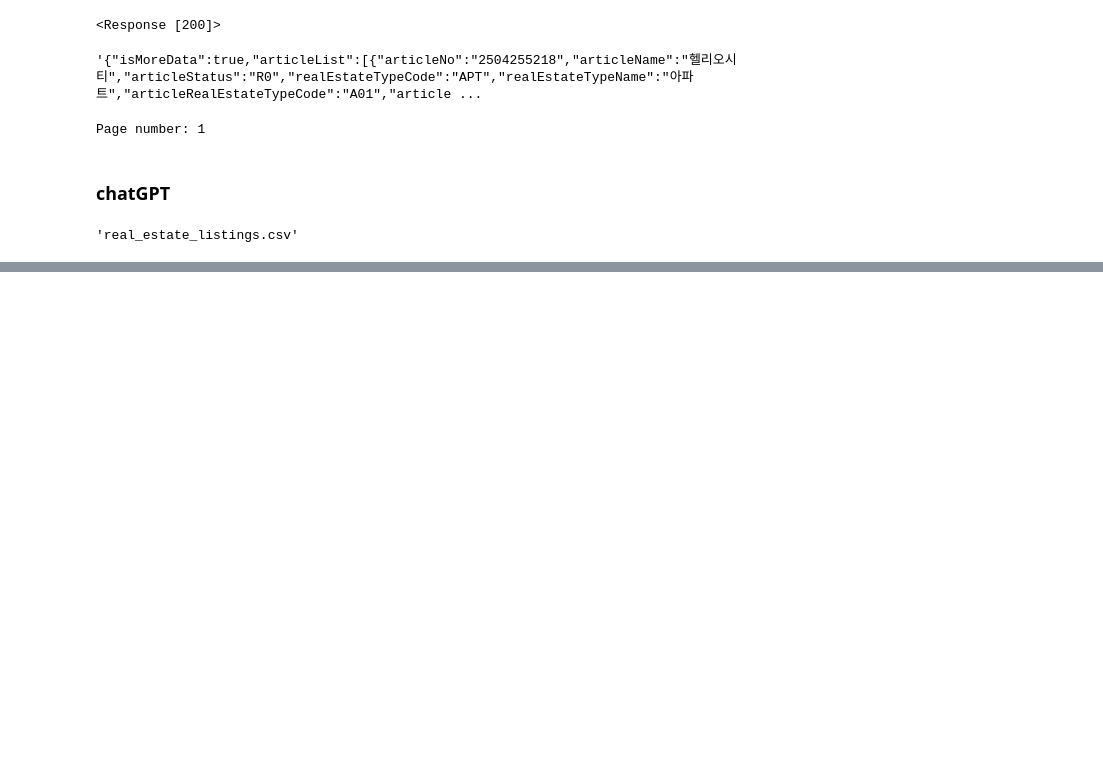
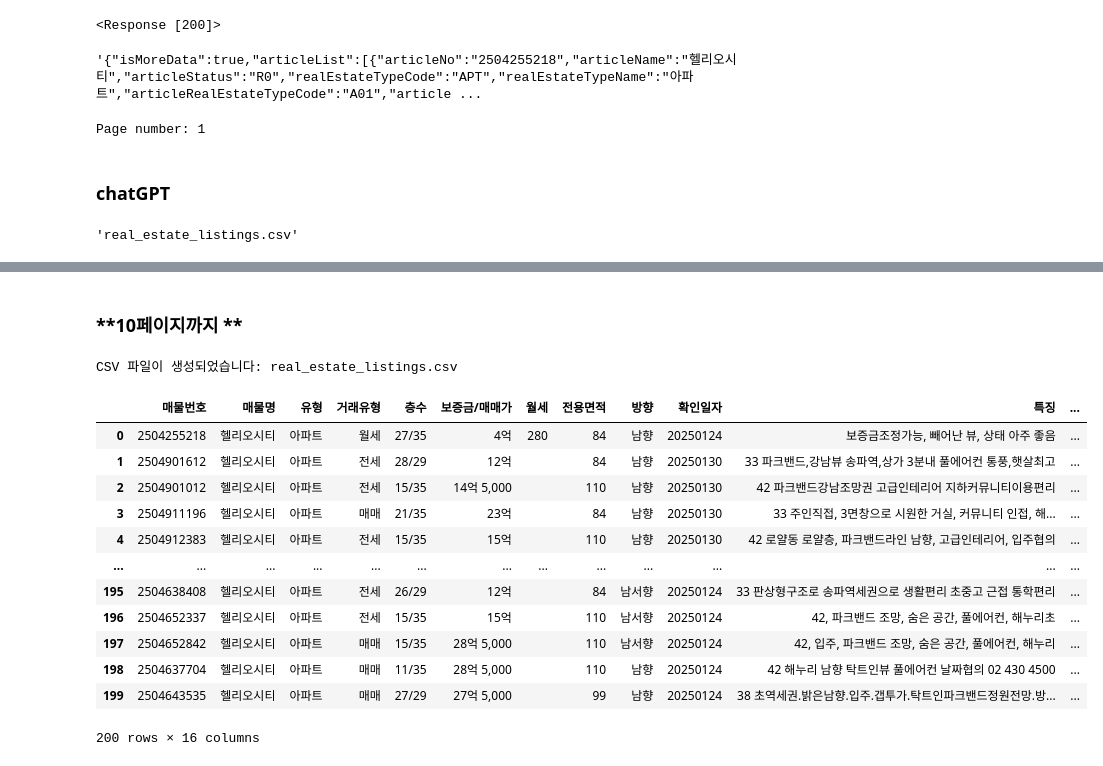
Before and after one commit to ancestor9/web_scrapping_chatGPT, a Jupyter notebook: 네이버부동산_매물_찾기.ipynb, the cells around one changed output, grey strips where cells are left out. Cells and saved outputs as stored; diff of their text form; code cells hidden in the pictures; blank space fills up the shorter version.

```diff
--- a/네이버부동산_매물_찾기.ipynb
+++ b/네이버부동산_매물_찾기.ipynb
@@ -614,3 +614,81 @@ df
 | 17 | 2504911291 | 헬리오시티 | 아파트 | 월세 | 15/35 | 10억 | 200 | 110 | 남향 | 20250130 | 42 로얄동 로얄층, 파크밴드라인 남향, 고급인테리어, 입주협의 | ... |
 | 18 | 2504901590 | 헬리오시티 | 아파트 | 매매 | 5/35 | 27억 5,000 |  | 110 | 남향 | 20250130 | 42 숨은공사인테리어 파크밴드,강남조망권 조용한단지 통풍 햇살최고 | ... |
 | 19 | 2504901006 | 헬리오시티 | 아파트 | 전세 | 6/35 | 14억 |  | 110 | 남향 | 20250130 | 42 파크밴드조망권 남향 조용한단지 통풍 햇살최고 | ... |
+# %% [markdown]
+### **10페이지까지 **
+# %%
+import requests
+import pandas as pd
+
+# 기본 URL 설정
+base_url = 'https://new.land.naver.com/api/articles/complex/111515'
+
+
+# 설정된 쿠키 및 헤더
+# 위 코드내용과 동일
+
+# 전체 데이터 저장 리스트
+real_estate_data = []
+
+# 1페이지부터 10페이지까지 수집
+for page in range(1, 11):
+    # 페이지별 요청 URL 생성
+    url = f"{base_url}?realEstateType=APT%3APRE%3AABYG%3AJGC&tradeType=&tag=%3A%3A%3A%3A%3A%3A%3A%3A&rentPriceMin=0&rentPriceMax=900000000&priceMin=0&priceMax=900000000&areaMin=0&areaMax=900000000&oldBuildYears&recentlyBuildYears&minHouseHoldCount&maxHouseHoldCount&showArticle=false&sameAddressGroup=false&minMaintenanceCost&maxMaintenanceCost&priceType=RETAIL&directions=&page={page}&complexNo=111515&buildingNos=&areaNos=&type=list&order=rank"
+
+    # 데이터 요청
+    response = requests.get(url, headers=headers, cookies=cookies)
+
+    # 응답이 정상인지 확인
+    if response.status_code == 200:
+        data = response.json()
+        articles = data.get('articleList', [])
+
+        # 필요한 데이터 추출
+        for article in articles:
+            real_estate_data.append({
+                '매물번호': article.get('articleNo', ''),
+                '매물명': article.get('articleName', ''),
+                '유형': article.get('realEstateTypeName', ''),
+                '거래유형': article.get('tradeTypeName', ''),
+                '층수': article.get('floorInfo', ''),
+                '보증금/매매가': article.get('dealOrWarrantPrc', ''),
+                '월세': article.get('rentPrc', ''),
+                '전용면적': article.get('area2', ''),
+                '방향': article.get('direction', ''),
+                '확인일자': article.get('articleConfirmYmd', ''),
+                '특징': article.get('articleFeatureDesc', ''),
+                '건물명': article.get('buildingName', ''),
+                '중개사': article.get('realtorName', ''),
+                '위도': article.get('latitude', ''),
+                '경도': article.get('longitude', ''),
+                '매물링크': article.get('cpPcArticleUrl', '')
+            })
+    else:
+        print(f"페이지 {page} 요청 실패 (HTTP 상태 코드: {response.status_code})")
+
+# 데이터프레임 생성
+df = pd.DataFrame(real_estate_data)
+
+# CSV 저장
+csv_filename = "real_estate_listings.csv"
+df.to_csv(csv_filename, index=False, encoding="utf-8-sig")
+
+print(f"CSV 파일이 생성되었습니다: {csv_filename}")
+# %% [output]
+CSV 파일이 생성되었습니다: real_estate_listings.csv
+# %%
+df
+# %% [output]
+|  | 매물번호 | 매물명 | 유형 | 거래유형 | 층수 | 보증금/매매가 | 월세 | 전용면적 | 방향 | 확인일자 | 특징 | ... |
+| 0 | 2504255218 | 헬리오시티 | 아파트 | 월세 | 27/35 | 4억 | 280 | 84 | 남향 | 20250124 | 보증금조정가능, 빼어난 뷰, 상태 아주 좋음 | ... |
+| 1 | 2504901612 | 헬리오시티 | 아파트 | 전세 | 28/29 | 12억 |  | 84 | 남향 | 20250130 | 33 파크밴드,강남뷰 송파역,상가 3분내 풀에어컨 통풍,햇살최고 | ... |
+| 2 | 2504901012 | 헬리오시티 | 아파트 | 전세 | 15/35 | 14억 5,000 |  | 110 | 남향 | 20250130 | 42 파크밴드강남조망권 고급인테리어 지하커뮤니티이용편리 | ... |
+| 3 | 2504911196 | 헬리오시티 | 아파트 | 매매 | 21/35 | 23억 |  | 84 | 남향 | 20250130 | 33 주인직접, 3면창으로 시원한 거실, 커뮤니티 인접, 해... | ... |
+| 4 | 2504912383 | 헬리오시티 | 아파트 | 전세 | 15/35 | 15억 |  | 110 | 남향 | 20250130 | 42 로얄동 로얄층, 파크밴드라인 남향, 고급인테리어, 입주협의 | ... |
+| ... | ... | ... | ... | ... | ... | ... | ... | ... | ... | ... | ... | ... |
+| 195 | 2504638408 | 헬리오시티 | 아파트 | 전세 | 26/29 | 12억 |  | 84 | 남서향 | 20250124 | 33 판상형구조로 송파역세권으로 생활편리 초중고 근접 통학편리 | ... |
+| 196 | 2504652337 | 헬리오시티 | 아파트 | 전세 | 15/35 | 15억 |  | 110 | 남서향 | 20250124 | 42, 파크밴드 조망, 숨은 공간, 풀에어컨, 해누리초 | ... |
+| 197 | 2504652842 | 헬리오시티 | 아파트 | 매매 | 15/35 | 28억 5,000 |  | 110 | 남서향 | 20250124 | 42, 입주, 파크밴드 조망, 숨은 공간, 풀에어컨, 해누리 | ... |
+| 198 | 2504637704 | 헬리오시티 | 아파트 | 매매 | 11/35 | 28억 5,000 |  | 110 | 남향 | 20250124 | 42 해누리 남향 탁트인뷰 풀에어컨 날짜협의 02 430 4500 | ... |
+| 199 | 2504643535 | 헬리오시티 | 아파트 | 매매 | 27/29 | 27억 5,000 |  | 99 | 남향 | 20250124 | 38 초역세권.밝은남향.입주.갭투가.탁트인파크밴드정원전망.방... | ... |
+200 rows × 16 columns
```
Also changed, not shown: parts of 3 cells of this notebook.
